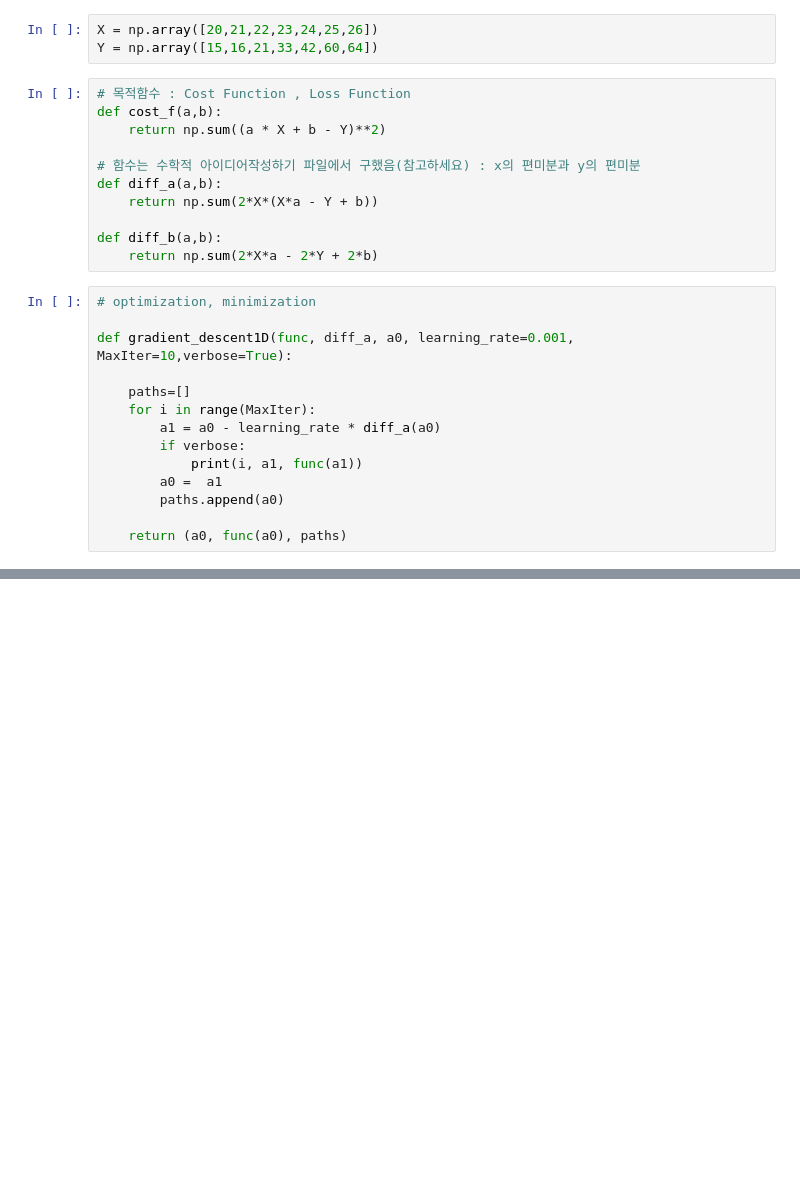
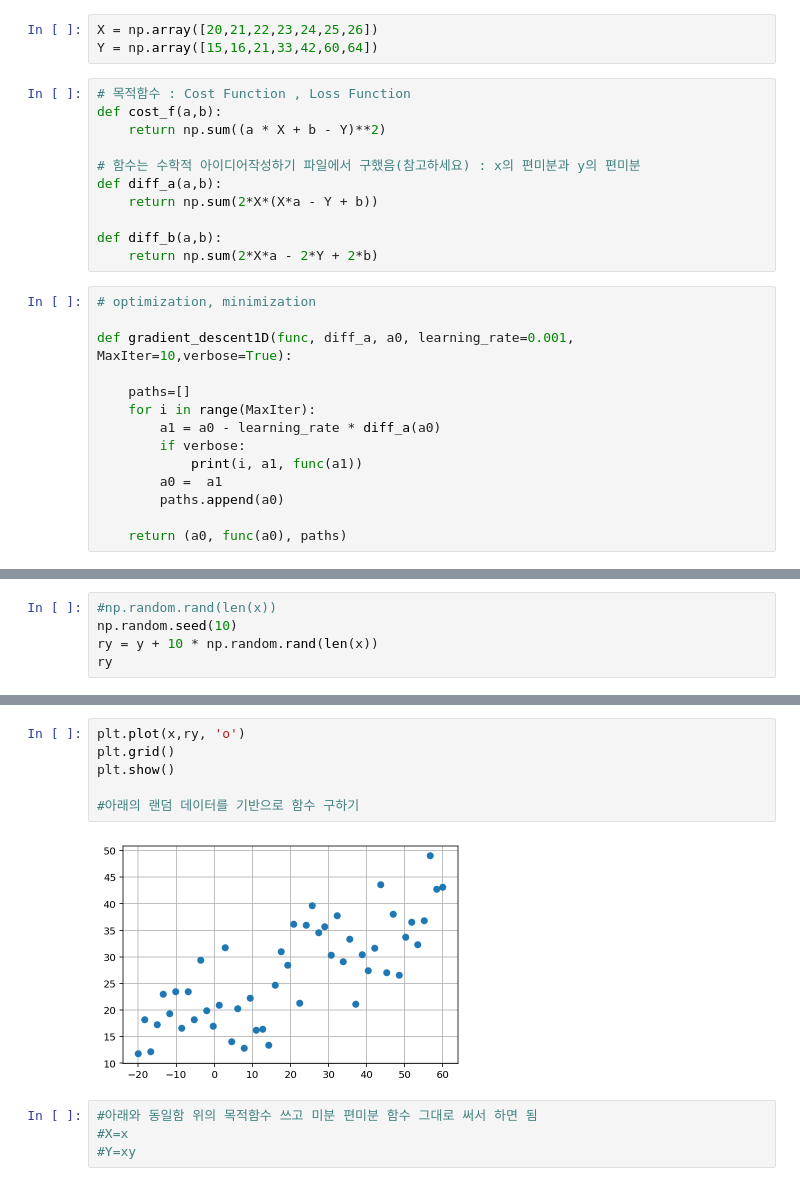
Before and after one commit to nice0001-angelo/DeepLearning, a Jupyter notebook: ezen_tensorflow/아이스크림 판매량 예측모델(Linear Regression).ipynb, the cells around one changed output, grey strips where cells are left out. Drawn from its saved outputs; the diff is of its cells as text; blank space fills up the shorter version.

```diff
--- a/ezen_tensorflow/아이스크림 판매량 예측모델(Linear Regression).ipynb
+++ b/ezen_tensorflow/아이스크림 판매량 예측모델(Linear Regression).ipynb
@@ -74,0 +93,5 @@ plt.show()
+# %%
+#np.random.rand(len(x))
+np.random.seed(10)
+ry = y + 10 * np.random.rand(len(x))
+ry
@@ -74,0 +109,12 @@ plt.show()
+# %%
+plt.plot(x,ry, 'o')
+plt.grid()
+plt.show()
+
+#아래의 랜덤 데이터를 기반으로 함수 구하기
+# %% [output]
+[figure, added]
+# %%
+#아래와 동일함 위의 목적함수 쓰고 미분 편미분 함수 그대로 써서 하면 됨
+#X=x
+#Y=xy
```
Also changed, not shown: parts of 11 cells of this notebook.
